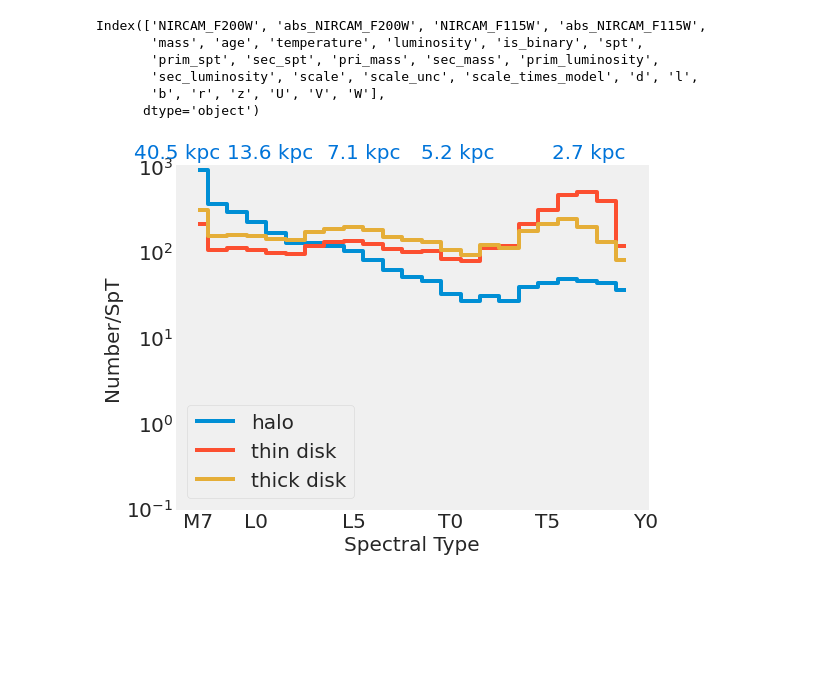
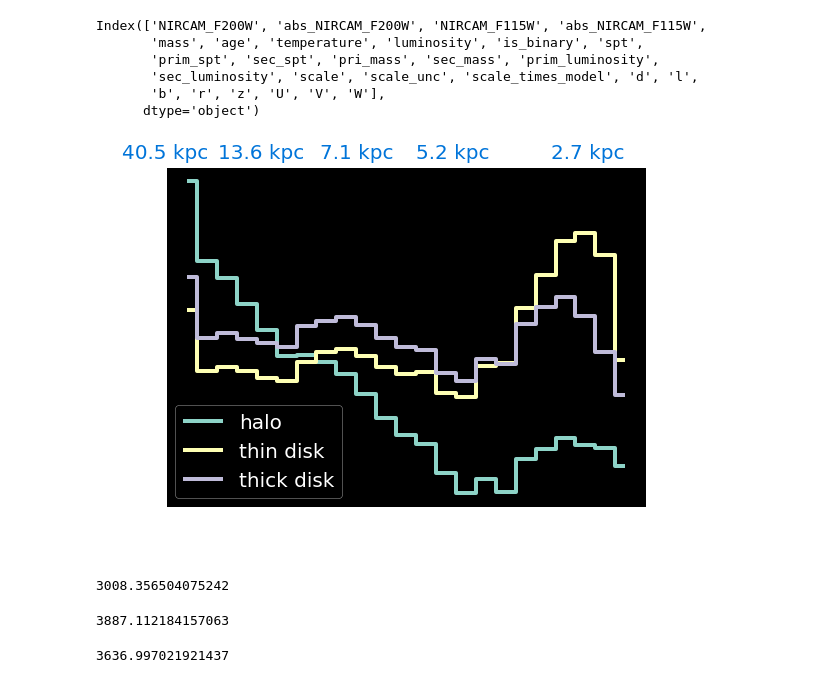
Before and after one commit to caganze/popsims, a Jupyter notebook: notebooks/JSWT PASSAGE & WFIRST HLS simulations.ipynb, the cells around one changed output. Saved outputs shown, nothing was run; the diff lists cells and outputs as text; code cells hidden in the pictures; blank space fills up the shorter version.

```diff
--- a/notebooks/JSWT PASSAGE & WFIRST HLS simulations.ipynb
+++ b/notebooks/JSWT PASSAGE & WFIRST HLS simulations.ipynb
@@ -10,7 +10,7 @@ import scipy
 #sns.set_style("darkgrid", {"axes.facecolor": ".95"})
 
 plt.style.use('fivethirtyeight')
-#plt.style.use('dark_background')
+plt.style.use('dark_background')
 
 from  matplotlib.colors import Normalize
 import astropy.units as u
@@ -212,31 +212,43 @@ def tick_function(locs, distlimits):
 # %%
 fig, ax=plt.subplots(figsize=(8, 6))
 plt.step(np.arange(17, 40), halo_number['counts']*(1/400),\
          label='halo', where='mid')
 plt.step(np.arange(17, 40), thin_number['counts'], \
          label='thin disk', where='mid')
 plt.step(np.arange(17, 40), thick_number['counts']*(0.12), \
          label='thick disk', where='mid')
 
 
 ax.set(xlabel='Spectral Type', \
        ylabel='Number/SpT', xticks=[17, 20, 25, 30, 35, 40],
-      xticklabels=['M7', 'L0', 'L5', 'T0', 'T5','Y0'], yscale='log', ylim=[10**-1, 10**3])
+      xticklabels=['M7', 'L0', 'L5', 'T0', 'T5','Y0'], yscale='log')
 
 ax.grid(False, which='both', axis='x')
 
 ax2 = ax.twiny()
 ax2.set_xlim(ax.get_xlim())
 new_tick_locations = np.array([15, 20, 25, 30, 37])
 ax2.set_xticks(new_tick_locations)
 ax2.set_xticklabels(tick_function(new_tick_locations, ave_limits ))
 ax2.tick_params(colors='#0074D9', which='both')
 ax.legend()
 plt.tight_layout()
 ax.grid(False)
 ax2.grid(False)
 plt.savefig(popsims.FIGURES+'/jswt_counts.jpeg', dpi=600)
 # %% [output]
-[figure, old version]
+[figure, new version]
+# %%
+np.nansum(halo_number['counts']*(1/400))
+# %% [output]
+3008.356504075242
+# %%
+np.nansum(thin_number['counts'])
+# %% [output]
+3887.112184157063
+# %%
+np.nansum(thick_number['counts']*(0.12))
+# %% [output]
+3636.997021921437
 # %%
 hn
```
Also changed, not shown: parts of 4 cells of this notebook, 14 other files.
